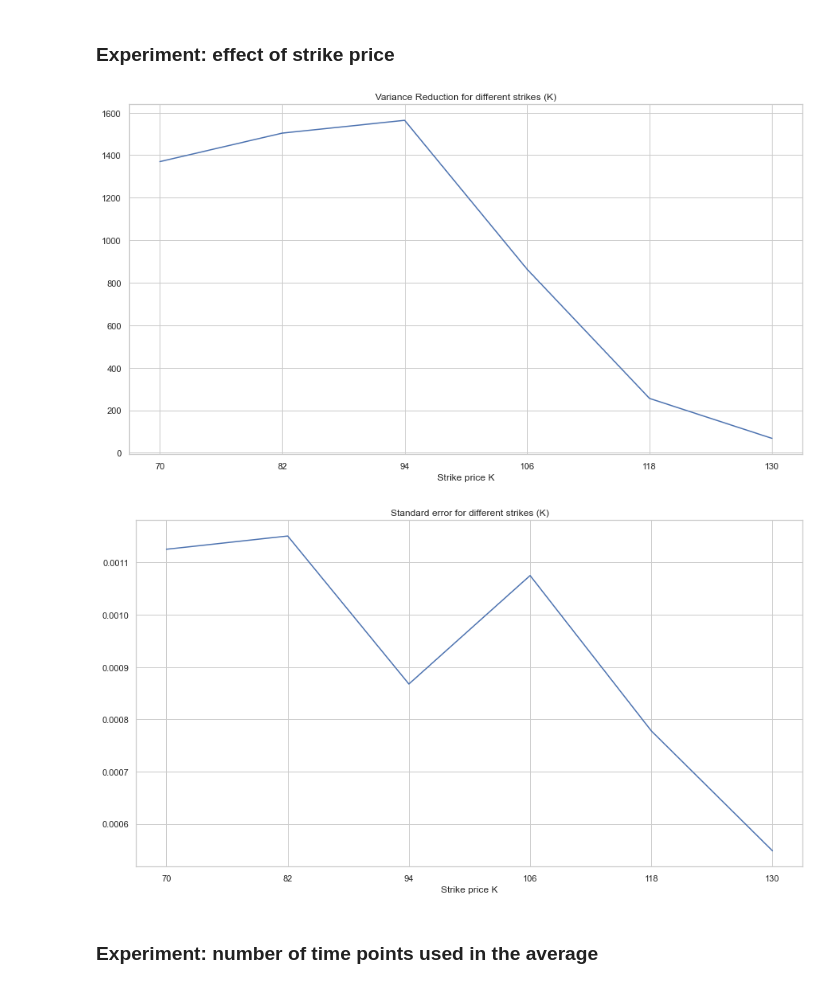
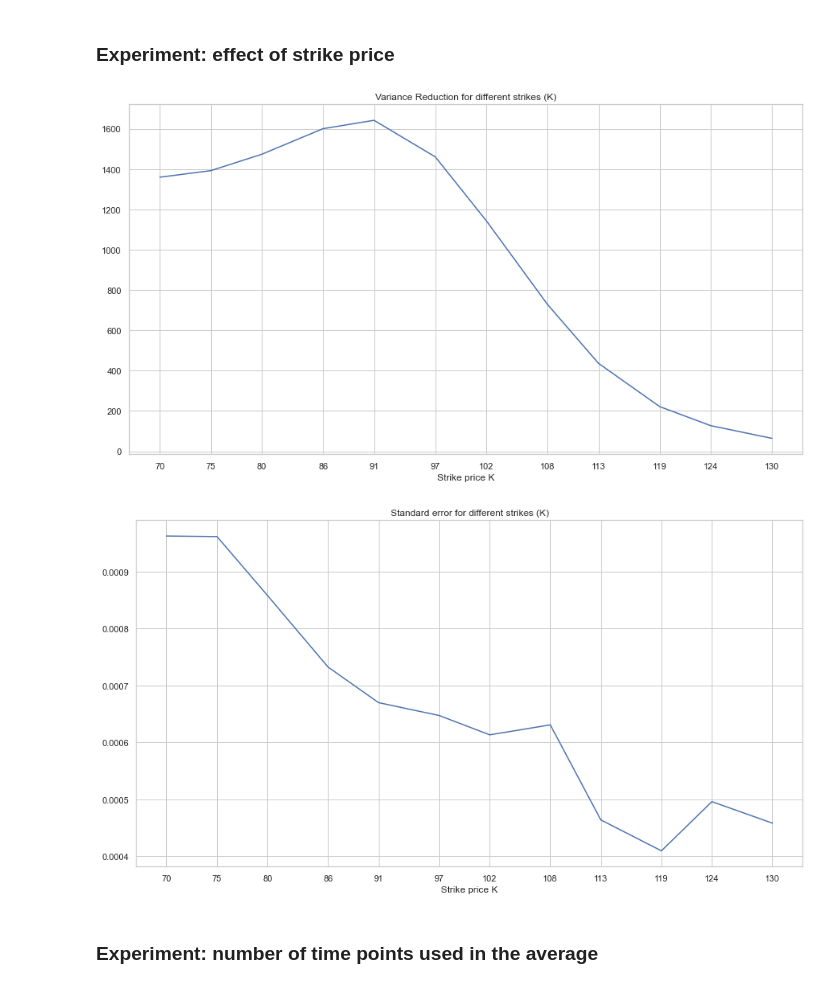
Before and after one commit to SByeUva/CompFin_assignment2, a Jupyter notebook: experiment_03_v2.ipynb, the cells around one changed output. Saved outputs shown, nothing was run; the diff lists cells and outputs as text; code cells hidden in the pictures.

```diff
--- a/experiment_03_v2.ipynb
+++ b/experiment_03_v2.ipynb
@@ -168,7 +164,7 @@ standard error MC: 0.0114633998530417
 # number of paths
 distr_diff_paths_CV = []
 var_ratios_paths_CV = []
-paths = np.linspace(10, 10000, 2, dtype=int)
+paths = np.linspace(10, 10000, 10, dtype=int)
 
 est_count = 50
 for path in paths:
@@ -248,7 +265,7 @@ plt.show()
 # strike prices
 distr_diff_strikes_CV = []
 var_ratios_strikes_CV = []
-strikes = np.linspace(70, 130, 6, dtype=int)
+strikes = np.linspace(70, 130, 12, dtype=int)
 
 est_count = 50
 for strike in strikes:
@@ -262,13 +279,19 @@ for red in var_ratios_strikes_CV:
     var_reduction = 1/np.mean(red)
     var_reduct_strikes.append(var_reduction)
 # %%
+"""
+Plot that shows the variance reduction for different strike prices (K).
+Variance reduction seems biggest for strike prices below the starting S0 (=100).
+variance reduction = 1 / (1 - corr^2) (See Glasserman p. 187)
+"""
+
 plt.plot(strikes, var_reduct_strikes)
 plt.title("Variance Reduction for different strikes (K)")
 plt.xticks(strikes)
 plt.xlabel("Strike price K")
 plt.show()
 # %% [output]
-[figure, old version]
+[figure, new version]
 # %%
 stderr_strikes = []
 for distr in distr_diff_strikes_CV:
@@ -275,13 +299,19 @@ for distr in distr_diff_strikes_CV:
     stderr = np.std(distr) / np.sqrt(len(distr_diff_strikes_CV))
     stderr_strikes.append(stderr)
 # %%
+"""
+Plot shows the standard error for different strike prices.
+Standard error decreases as strike price goes up.
+Standard error relatively high for strike prices are well below S0.
+"""
+
 plt.plot(strikes, stderr_strikes)
 plt.title("Standard error for different strikes (K)")
 plt.xticks(strikes)
 plt.xlabel("Strike price K")
 plt.show()
 # %% [output]
-[figure, old version]
+[figure, new version]
 # %% [markdown]
 ### Experiment: number of time points used in the average
 # %% [markdown]
```
Also changed, not shown: parts of 17 cells of this notebook.
